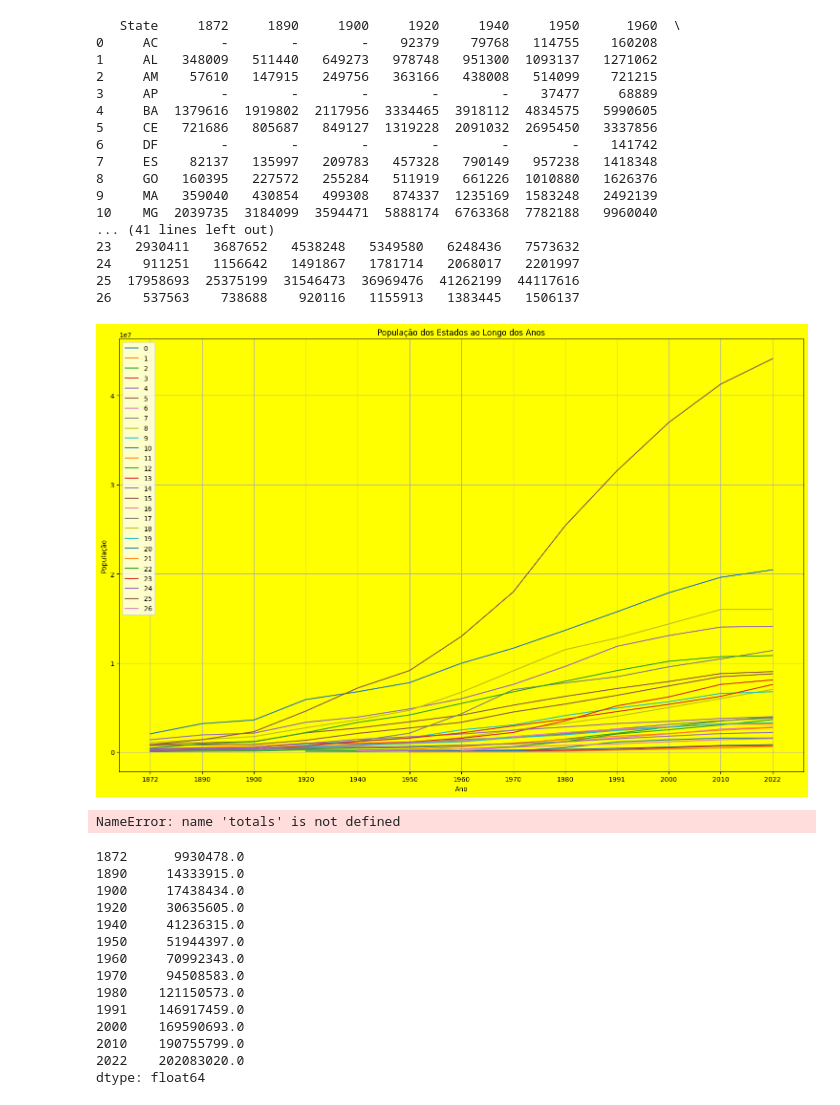
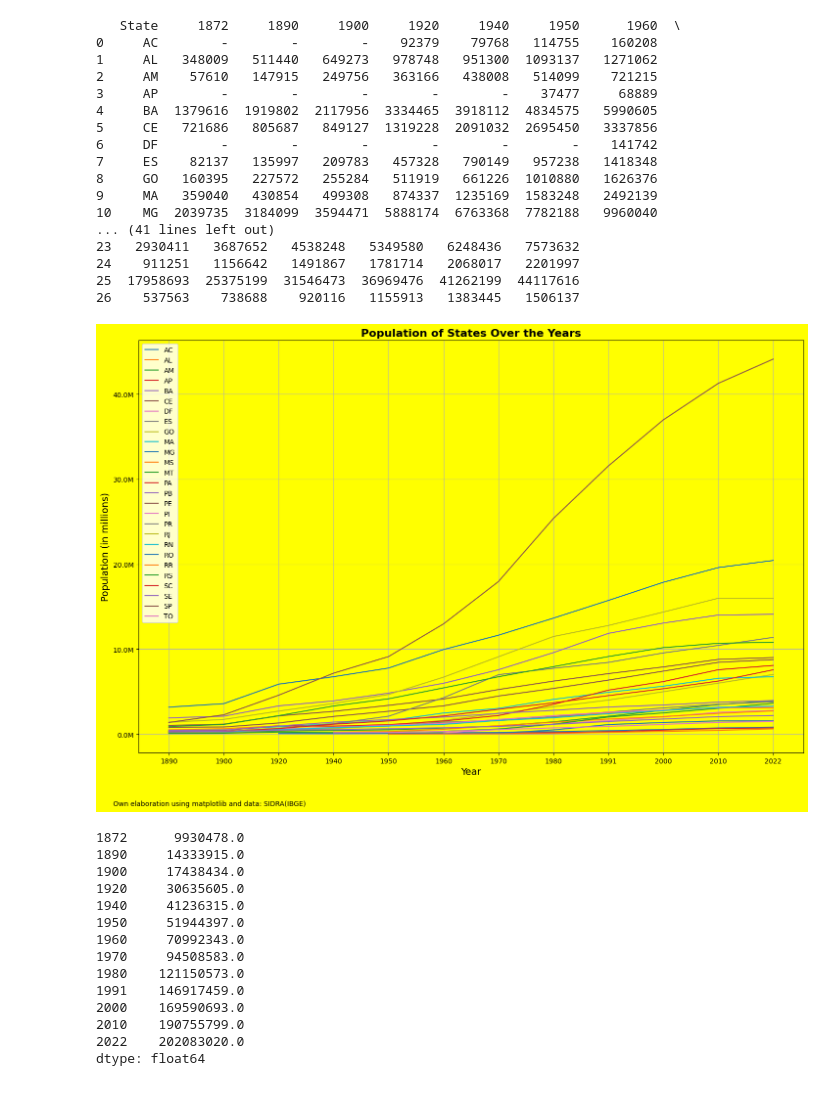
Before and after one commit to jlfenerich/project.censo-dataviz, a Jupyter notebook: notebooks/Demographic_analysis.ipynb, the cells around one changed output. Drawn from its saved outputs; the diff is of its cells as text; code cells hidden in the pictures.

```diff
--- a/notebooks/Demographic_analysis.ipynb
+++ b/notebooks/Demographic_analysis.ipynb
@@ -178,40 +178,39 @@ print(merged_df)
 24    911251   1156642   1491867   1781714   2068017   2201997
 25  17958693  25375199  31546473  36969476  41262199  44117616
 26    537563    738688    920116   1155913   1383445   1506137
-# %%
-# Substituir "-" por NaN nas colunas de dados (anos)
-merged_df.replace("-", np.nan, inplace=True)
-
-# Converter apenas as colunas de anos para float
-for column in merged_df.columns[1:]:  # Isso ignora a primeira coluna, que deve ser a dos estados
-    merged_df[column] = merged_df[column].astype(float)
-
-# Agora plote os dados
-plt.figure(figsize=(15, 10))
-ax = plt.gca()  # Get current axis
-ax.set_facecolor('yellow')  # Plot area background color
-plt.gcf().set_facecolor('yellow')  # Figure background color
-for state in merged_df.index:
-    plt.plot(merged_df.columns[1:], merged_df.loc[state, merged_df.columns[1:]], label=state)
-
-plt.title('População dos Estados ao Longo dos Anos')
-plt.xlabel('Ano')
-plt.ylabel('População')
-plt.legend(loc='upper left')
-plt.grid(True)
-plt.tight_layout()
-plt.show()
-# %% [output]
-[figure, removed]
+# %%
+from matplotlib.ticker import FuncFormatter
+
+# Define a function to format the y-axis labels
+def millions(x, pos):
+    'The two args are the value and tick position'
+    return '%1.1fM' % (x * 1e-6)
+
+formatter = FuncFormatter(millions)
+
+# Now plot the data
+plt.figure(figsize=(15, 10))
+ax = plt.gca()  # Get current axis
+ax.set_facecolor('yellow')  # Plot area background color
+plt.gcf().set_facecolor('yellow')  # Figure background color
+for state in merged_df.index:
+    plt.plot(merged_df.columns[1:], merged_df.loc[state, merged_df.columns[1:]], label=state)
+
+plt.title('Population of States Over the Years', fontsize=16, color='black', fontweight='bold')
+plt.xlabel('Year', fontsize=14, color='black')
+plt.ylabel('Population (in millions)', fontsize=14, color='black')
+ax.yaxis.set_major_formatter(formatter)  # Set the formatter for the y-axis
+plt.legend(loc='upper left')
+plt.grid(True)
+
+# Adding the footnote
+plt.text(0.05, 0.01, 'Own elaboration using matplotlib and data: SIDRA(IBGE)', transform=plt.gcf().transFigure, horizontalalignment='left')
+
+plt.tight_layout()
+plt.show()
+# %% [output]
+[figure, added]
 # %%
 cols_to_convert = merged_df.columns[merged_df.columns != 'State']
 merged_df[cols_to_convert] = merged_df[cols_to_convert].apply(pd.to_numeric, errors='coerce')
-# %%
-print(totals)# Transformando 'totals' em um DataFrame
-totals_df = pd.DataFrame({'Year': totals.index, 'Total': totals.values})
-
-# Salvando em um arquivo CSV
-totals_df.to_csv('totals.csv', index=False)
-# %% [output]
-NameError: name 'totals' is not defined
 # %%
```
Also changed, not shown: parts of 9 cells of this notebook, 8 other files.
